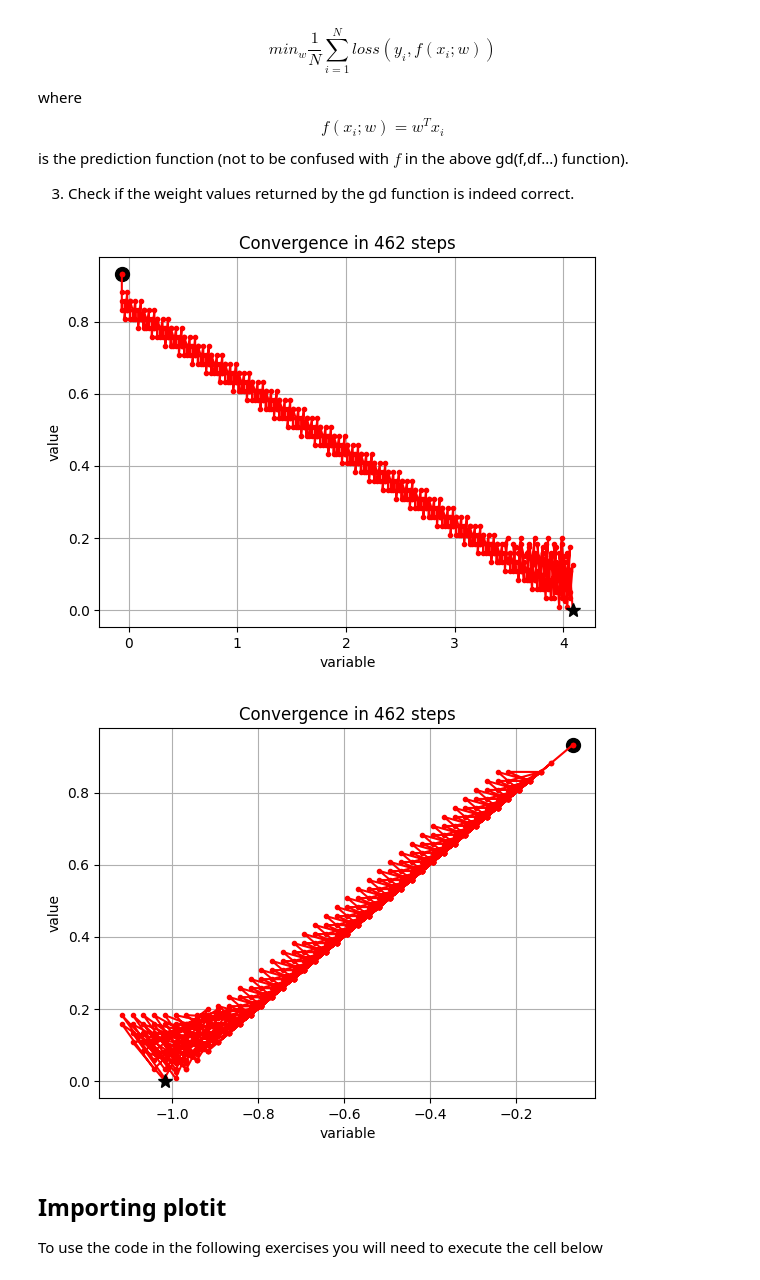
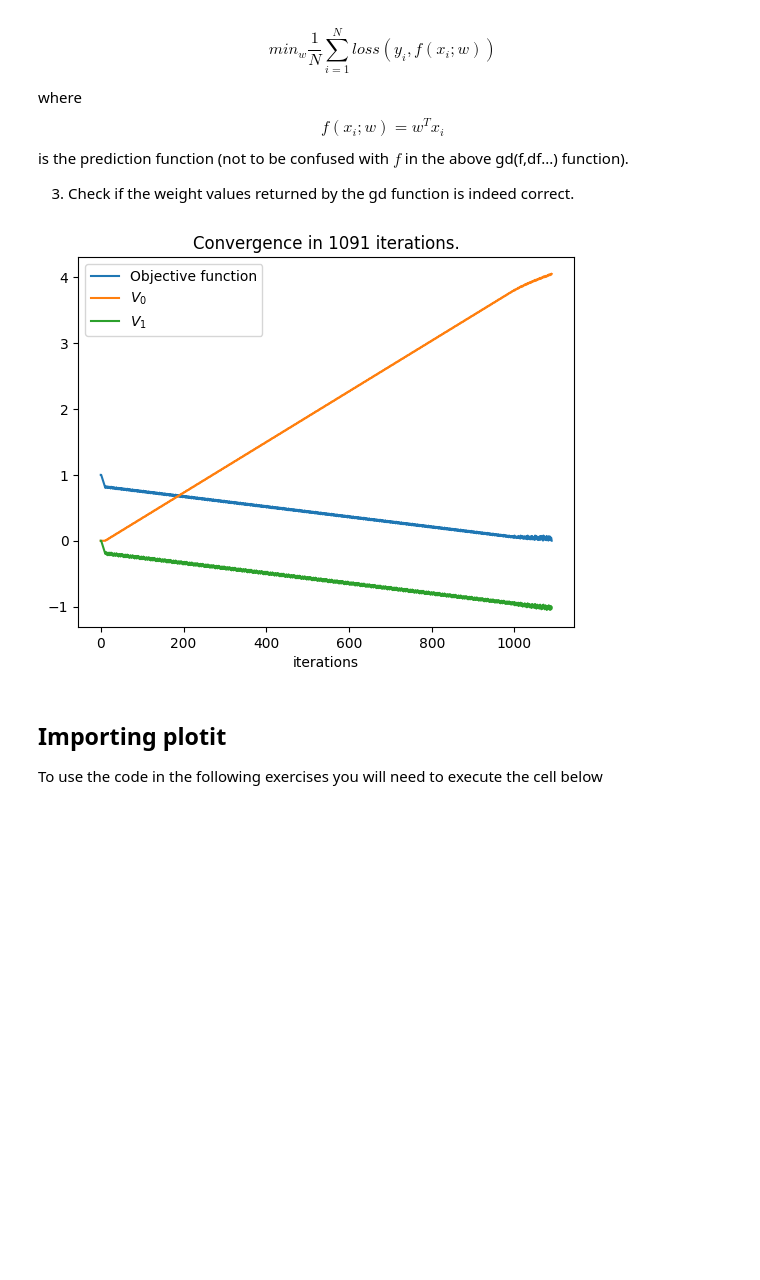
Before and after one commit to foxtrotmike/CS909, a Jupyter notebook: dm_lab_2_fm.ipynb, the cells around one changed output. Cells and saved outputs as stored; diff of their text form; code cells hidden in the pictures; blank space fills up the shorter version.

```diff
--- a/dm_lab_2_fm.ipynb
+++ b/dm_lab_2_fm.ipynb
@@ -55,7 +55,7 @@ def gd(f,df,v0=0.0,lr = 0.01,eps=1e-4,nmax=1000, history = True):
     converged = np.linalg.norm(dv)<eps
     return v,converged,(np.array(Hv),np.array(Hf))
 
-def plotGD(H,c,idx=0):
+def plotGD(H,c):
     """
     Plot the optimization steps of the gradient descent algorithm.
 
@@ -63,24 +63,20 @@ def plotGD(H,c,idx=0):
     H (tuple of numpy.ndarray): History of iterations as returned by the gd function.
                                 It contains variable values and function values at each step.
     c (bool): Convergence status as returned by the gd function.
-    idx (int): Index of the variable to plot, applicable for multi-dimensional cases. Default is 0.
 
-    This function generates a plot of the optimization steps. The start and end points are marked with different symbols.
+
+    This function generates a plot of the optimization steps.
     """
     plt.figure()
     Hv,Hf = H
-    if Hv.ndim > 1:
-        Hv = Hv[:,idx]
-    plt.xlabel('variable');plt.ylabel('value')
-    s = 'Convergence in '+str(len(Hf))+' steps'
-    if not c:
-        s = 'No '+s
-    plt.title(s)
-    plt.plot(Hv[0],Hf[0],'ko',markersize=10)
-    plt.plot(Hv,Hf,'r.-')
-    plt.plot(Hv[-1],Hf[-1],'k*',markersize=10)
-    plt.grid(); plt.show()
+    if Hv.ndim == 1:
+        Hv = np.atleast_2d(Hv).T
 
+    plt.plot(Hf);plt.plot(Hv)
+    plt.xlabel('iterations');plt.legend(['Objective function']+['$V_'+str(i)+'$' for i in range(Hv.shape[1])])
+    str_title = 'Convergence in '+str(len(Hf))+' iterations.'
+    if not c: str_title = 'No '+str_title
+    plt.title(str_title)
 if __name__=='__main__':
 
     #%% Single input variable
@@ -111,8 +107,4 @@ if __name__=='__main__':
     # Plot the gradient descent progress using the 'plotGD' function.
     # It visualizes the optimization steps and the convergence of the algorithm.
     plotGD(H, c)
-
-    # Plot the original function f over the range of v.
-    # This helps to visualize the function being optimized.
-    plt.plot(v, [f(vi) for vi in v])
 # %% [output]
@@ -196,38 +187,36 @@ See how this code solves the optimization problem for a two variable function. C
     def loss_w(w):
         return np.mean([loss(Y[i], X[i], w) for i in range(len(Y))])
 
     # Define the derivative of the hinge loss function with respect to weights w for a given (x, y).
     # The gradient is -y * x if 1 - y * (w @ x) > 0, else 0.
     # Mathematically, dL(y, w @ x)/dw = -y * x if 1 - y * (w @ x) > 0, else 0.
     def dloss(y, x, w):
         if (1 - y * (w @ x)) < 0:
             return np.zeros(x.shape)
         else:
             return -y * x
 
     # Define the average gradient of the loss function across all data points for weights w.
     # This function is used in gradient descent to update weights.
     # Mathematically, dL(w)/dw = 1/N * Σ dL(Yi, w @ Xi)/dw.
     def dloss_w(w):
         return np.mean([dloss(Y[i], X[i], w) for i in range(len(Y))], axis=0)
 
     # Assign the loss function and its derivative to variables for convenience.
     f = loss_w
     df = dloss_w
 
     # Initialize weights (w) randomly. Here, w is a 2-element vector for two features.
     v0 = 0.1 * np.random.randn(X.shape[1])
 
     # Apply gradient descent to minimize the loss function and find the optimal weights.
-    vout, c, H = gd(f, df, v0=v0, lr=0.05, eps=1e-4, nmax=10000, history=True)
+    vout, c, H = gd(f, df, v0=v0, lr=0.02, eps=1e-4, nmax=10000, history=True)
 
     # Plot the optimization process for each weight separately.
     # First plot is for the bias term, and the second plot is for the weight associated with the feature.
-    plotGD(H, c, idx=0);
-    plotGD(H, c, idx=1);
+    plotGD(H, c)
 # %% [output]
-[figure, old version]
+[figure, new version]
-[figure, removed]
 # %% [markdown]
 ## Importing plotit
 
```
Also changed, not shown: parts of 4 cells of this notebook.
